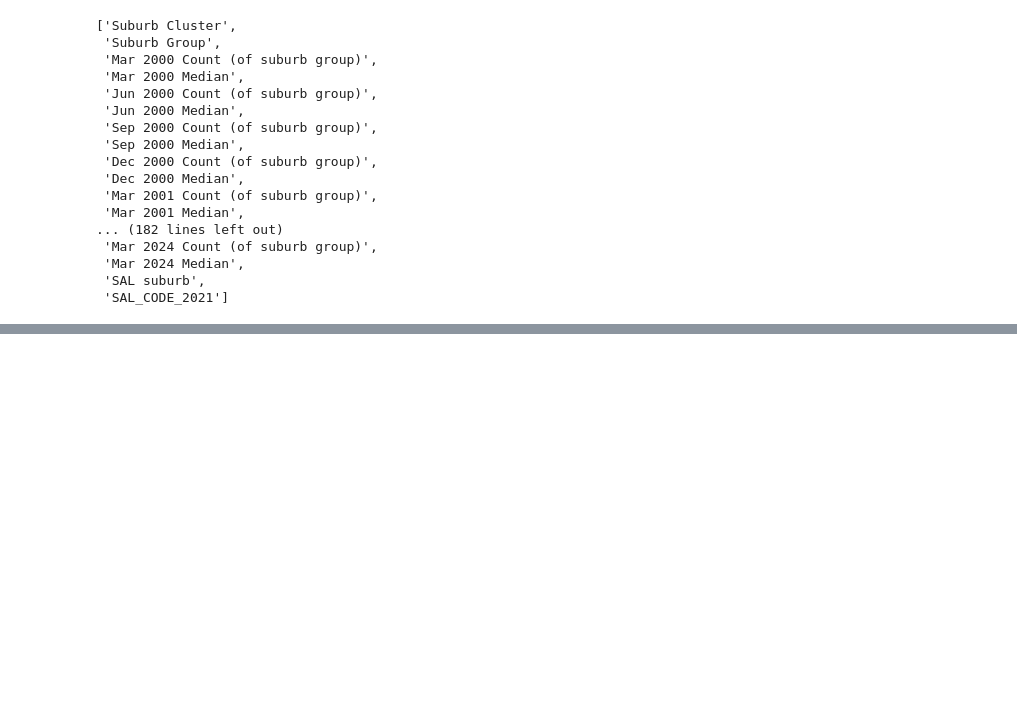
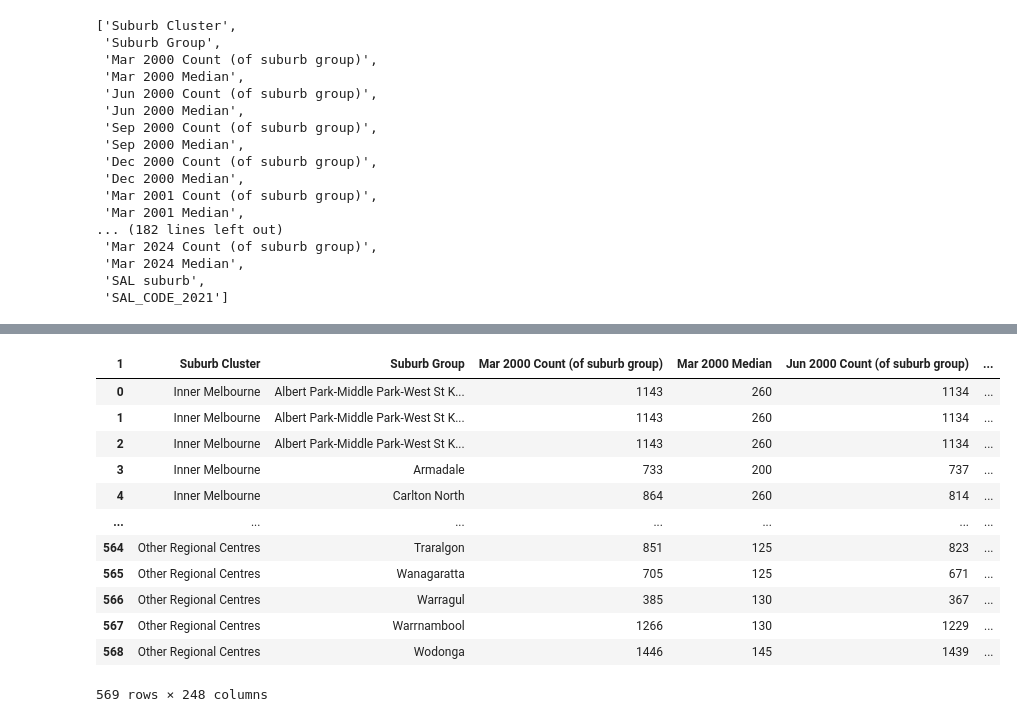
Before and after one commit to MAST30034-AppliedDataScience/project-2-group-real-estate-industry-project-8, a Jupyter notebook: notebooks/Historical_Rent_preprocessing/historical_rent_preprocessing.ipynb, the cells around one changed output, grey strips where cells are left out. Cells and saved outputs as stored; diff of their text form; code cells hidden in the pictures; blank space fills up the shorter version.

```diff
--- a/notebooks/Historical_Rent_preprocessing/historical_rent_preprocessing.ipynb
+++ b/notebooks/Historical_Rent_preprocessing/historical_rent_preprocessing.ipynb
@@ -569,0 +409,37 @@ all_suburbs_rent_df.head(3)
+# %%
+for year in range(2000, 2025):
+    year_columns_rent = []
+    year_columns_count = []
+    for col in all_suburbs_rent_df.columns:
+        if (str(year) +' Median') in col:
+            all_suburbs_rent_df[col] = all_suburbs_rent_df[col].replace('-', 0)
+            year_columns_rent.append(col)
+        if (str(year) +' Count') in col:
+            all_suburbs_rent_df[col] = all_suburbs_rent_df[col].replace('-', 0)
+            year_columns_count.append(col)
+    # average of the quarterly median weekly rent of the suburb
+    all_suburbs_rent_df[f"{year}_average_weekly_rent"] = 0
+    all_suburbs_rent_df[f"{year}_average_quarterly_count"] = 0
+    for col in year_columns_rent:
+        all_suburbs_rent_df[f"{year}_average_weekly_rent"] = all_suburbs_rent_df[f"{year}_average_weekly_rent"] + \
+            all_suburbs_rent_df[col].astype(int)
+    for col in year_columns_count:
+        all_suburbs_rent_df[f"{year}_average_quarterly_count"] = all_suburbs_rent_df[f"{year}_average_quarterly_count"] + \
+            all_suburbs_rent_df[col].astype(int)
+    all_suburbs_rent_df[f"{year}_average_weekly_rent"] = all_suburbs_rent_df[f"{year}_average_weekly_rent"]/len(year_columns_rent)
+    all_suburbs_rent_df[f"{year}_average_quarterly_count"] = all_suburbs_rent_df[f"{year}_average_quarterly_count"]/len(year_columns_count)
+all_suburbs_rent_df
+# %% [output]
+| 1 | Suburb Cluster | Suburb Group | Mar 2000 Count (of suburb group) | Mar 2000 Median | Jun 2000 Count (of suburb group) | ... |
+| 0 | Inner Melbourne | Albert Park-Middle Park-West St K... | 1143 | 260 | 1134 | ... |
+| 1 | Inner Melbourne | Albert Park-Middle Park-West St K... | 1143 | 260 | 1134 | ... |
+| 2 | Inner Melbourne | Albert Park-Middle Park-West St K... | 1143 | 260 | 1134 | ... |
+| 3 | Inner Melbourne | Armadale | 733 | 200 | 737 | ... |
+| 4 | Inner Melbourne | Carlton North | 864 | 260 | 814 | ... |
+| ... | ... | ... | ... | ... | ... | ... |
+| 564 | Other Regional Centres | Traralgon | 851 | 125 | 823 | ... |
+| 565 | Other Regional Centres | Wanagaratta | 705 | 125 | 671 | ... |
+| 566 | Other Regional Centres | Warragul | 385 | 130 | 367 | ... |
+| 567 | Other Regional Centres | Warrnambool | 1266 | 130 | 1229 | ... |
+| 568 | Other Regional Centres | Wodonga | 1446 | 145 | 1439 | ... |
+569 rows × 248 columns
```
Also changed, not shown: parts of 14 cells of this notebook, 7 other files.
